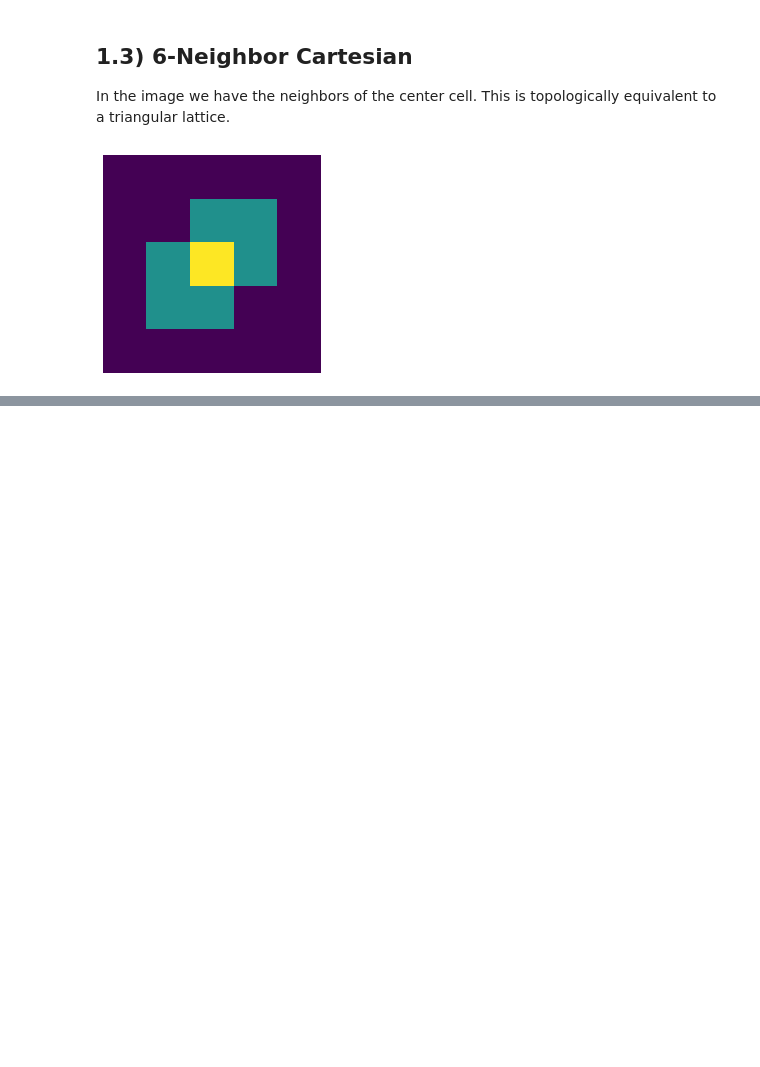
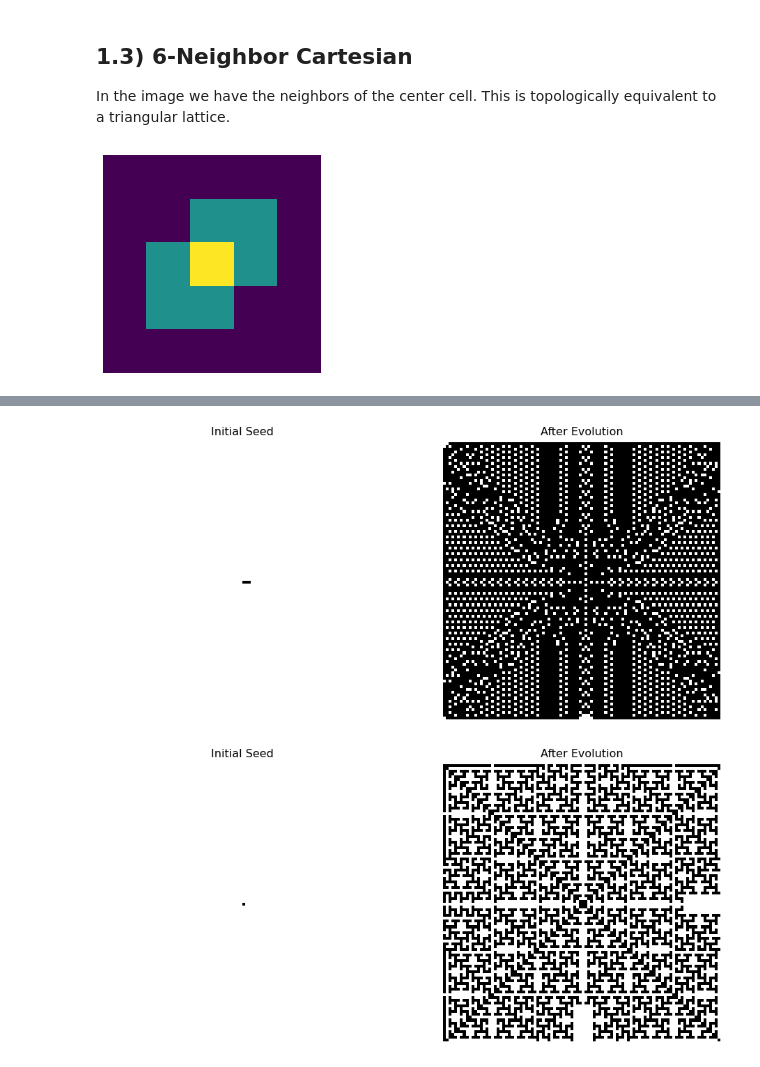
Before and after one commit to nahumsa/Cellular-Automata, a Jupyter notebook: 2D Cellular Automata.ipynb, the cells around one changed output, grey strips where cells are left out. Saved outputs shown, nothing was run; the diff lists cells and outputs as text; code cells hidden in the pictures; blank space fills up the shorter version.

```diff
--- a/2D Cellular Automata.ipynb
+++ b/2D Cellular Automata.ipynb
@@ -173,0 +306,6 @@ image.plot()
+# %%
+image = CA2D(N=100, time=100, n_act=[2,4], s=3)
+image = CA2D(N=100, time=100, n_act=[1], s=1)
+# %% [output]
+[figure, added]
+[figure, added]
```
Also changed, not shown: parts of 6 cells of this notebook.
